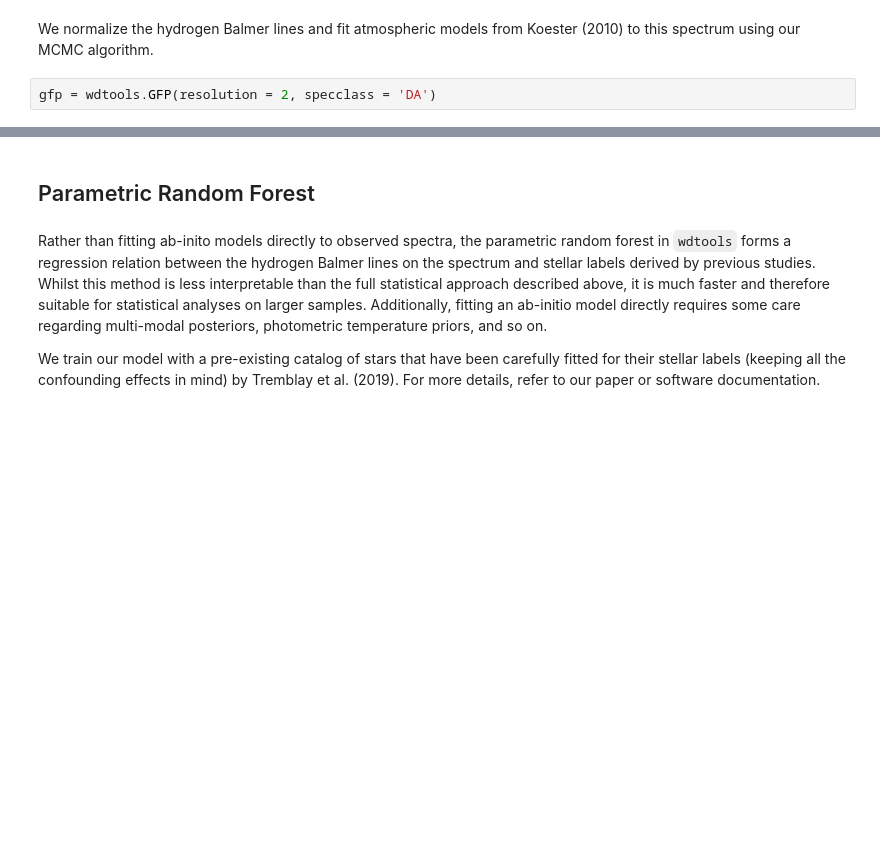
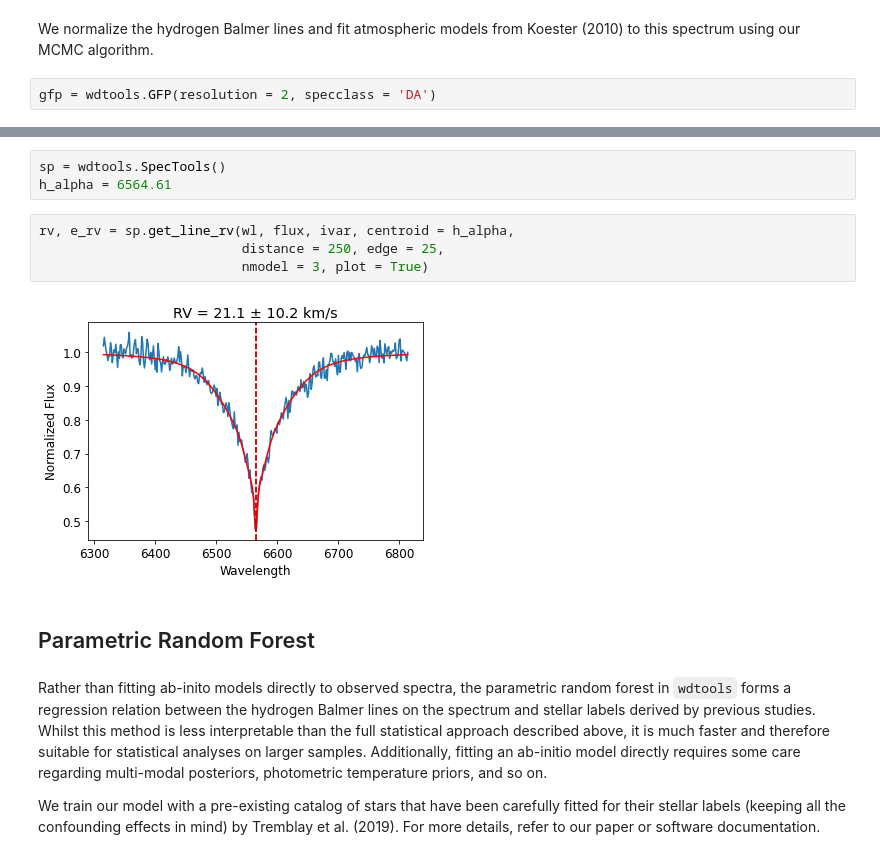
Before and after one commit to vedantchandra/wdtools, a Jupyter notebook: docs/examples/1_fitting_wd_spectra.ipynb, the cells around one changed output, grey strips where cells are left out. Drawn from its saved outputs; the diff is of its cells as text; blank space fills up the shorter version.

```diff
--- a/docs/examples/1_fitting_wd_spectra.ipynb
+++ b/docs/examples/1_fitting_wd_spectra.ipynb
@@ -102,3 +91,12 @@ reduced chi^2 = 1.07
+# %%
+sp = wdtools.SpecTools()
+h_alpha = 6564.61
+# %%
+rv, e_rv = sp.get_line_rv(wl, flux, ivar, centroid = h_alpha,
+                          distance = 250, edge = 25,
+                          nmodel = 3, plot = True)
+# %% [output]
+[figure, added]
 # %% [markdown]
 ## Parametric Random Forest
 # %% [markdown]
```
Also changed, not shown: parts of 9 cells of this notebook, 4 other files.
